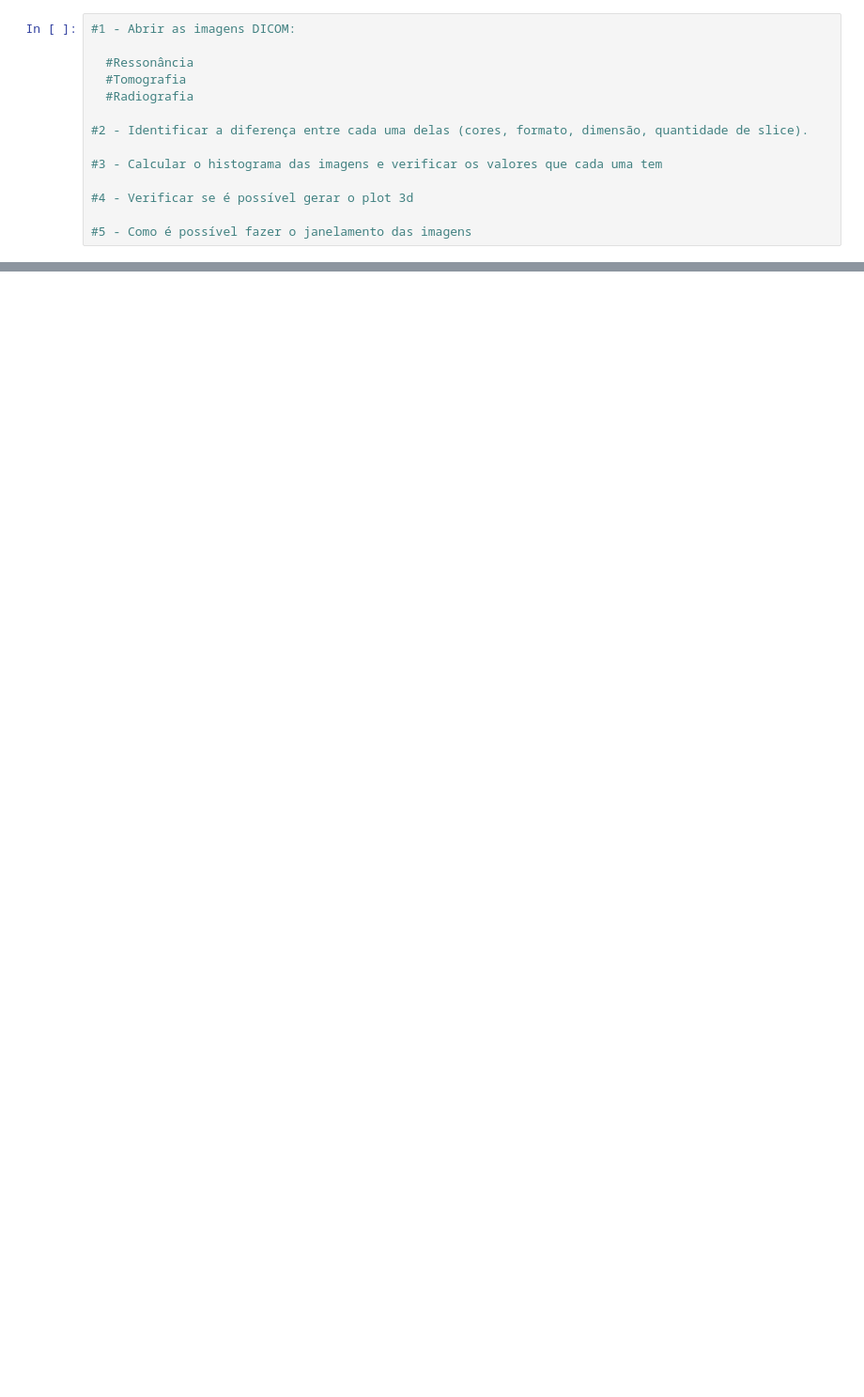
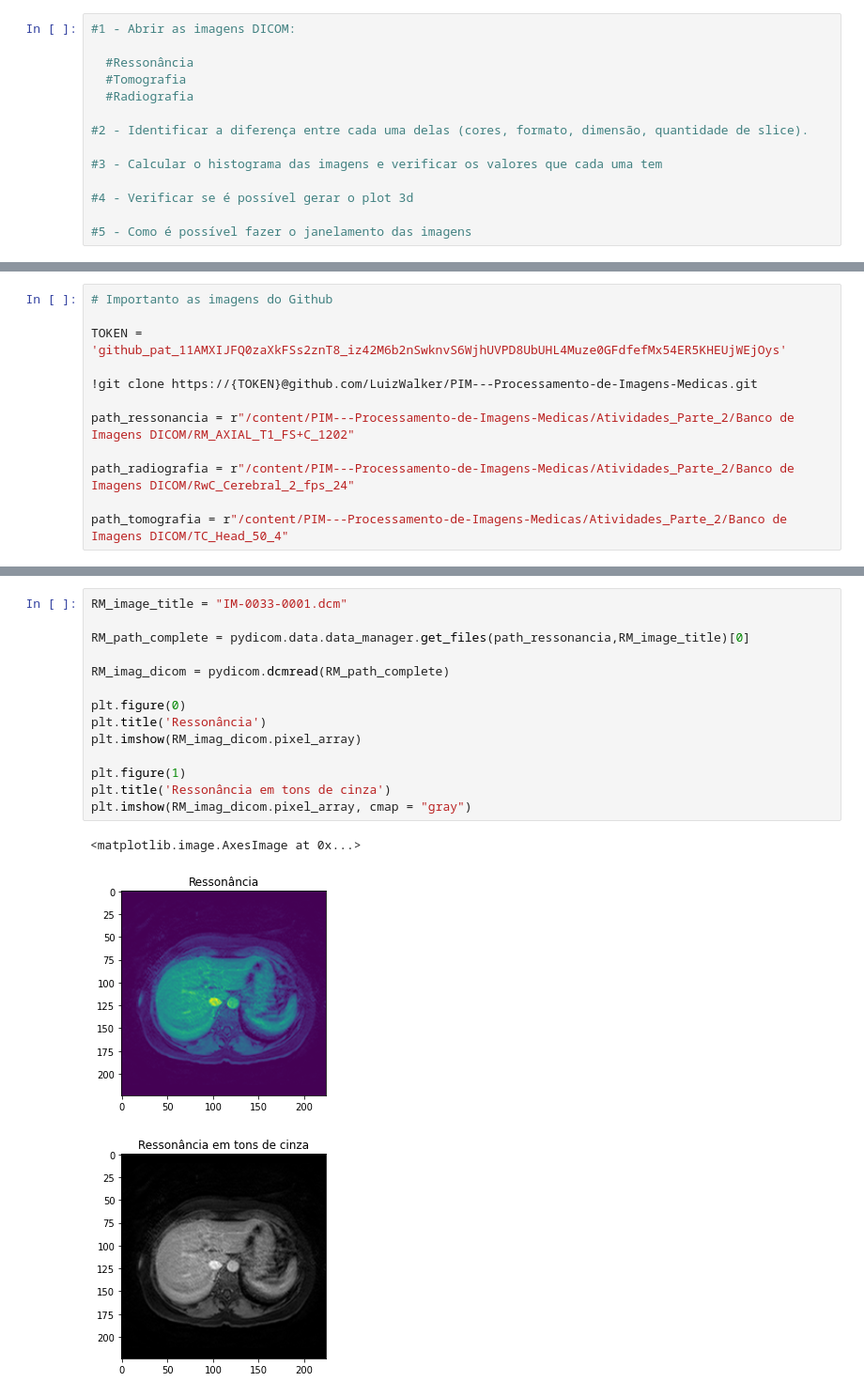
Before and after one commit to LuizWalker/PIM---Processamento-de-Imagens-Medicas, a Jupyter notebook: Atividades_Parte_2/DICOM_Atividade_1.ipynb, the cells around one changed output, grey strips where cells are left out. Shown at 94% size. Saved outputs shown, nothing was run; the diff lists cells and outputs as text; blank space fills up the shorter version.

```diff
--- a/Atividades_Parte_2/DICOM_Atividade_1.ipynb
+++ b/Atividades_Parte_2/DICOM_Atividade_1.ipynb
@@ -36,0 +47,12 @@ from scipy import ndimage
+# %%
+# Importanto as imagens do Github
+
+TOKEN = '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'
+
+!git clone https://{TOKEN}@github.com/LuizWalker/PIM---Processamento-de-Imagens-Medicas.git
+
+path_ressonancia = r"/content/PIM---Processamento-de-Imagens-Medicas/Atividades_Parte_2/Banco de Imagens DICOM/RM_AXIAL_T1_FS+C_1202"
+
+path_radiografia = r"/content/PIM---Processamento-de-Imagens-Medicas/Atividades_Parte_2/Banco de Imagens DICOM/RwC_Cerebral_2_fps_24"
+
+path_tomografia = r"/content/PIM---Processamento-de-Imagens-Medicas/Atividades_Parte_2/Banco de Imagens DICOM/TC_Head_50_4"
@@ -36,0 +71,18 @@ from scipy import ndimage
+# %%
+RM_image_title = "IM-0033-0001.dcm"
+
+RM_path_complete = pydicom.data.data_manager.get_files(path_ressonancia,RM_image_title)[0]
+
+RM_imag_dicom = pydicom.dcmread(RM_path_complete)
+
+plt.figure(0)
+plt.title('Ressonância')
+plt.imshow(RM_imag_dicom.pixel_array)
+
+plt.figure(1)
+plt.title('Ressonância em tons de cinza')
+plt.imshow(RM_imag_dicom.pixel_array, cmap = "gray")
+# %% [output]
+<matplotlib.image.AxesImage at 0x...>
+[figure, added]
+[figure, added]
```
Also changed, not shown: parts of 22 cells of this notebook.
